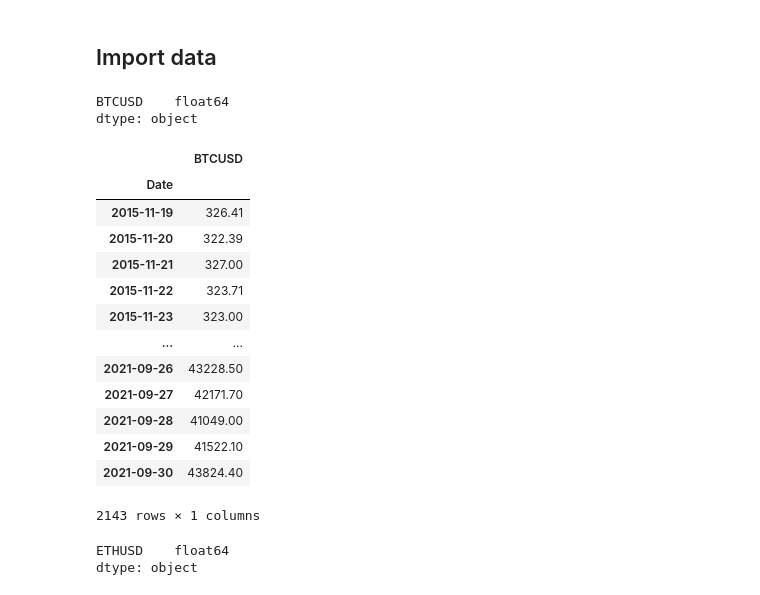
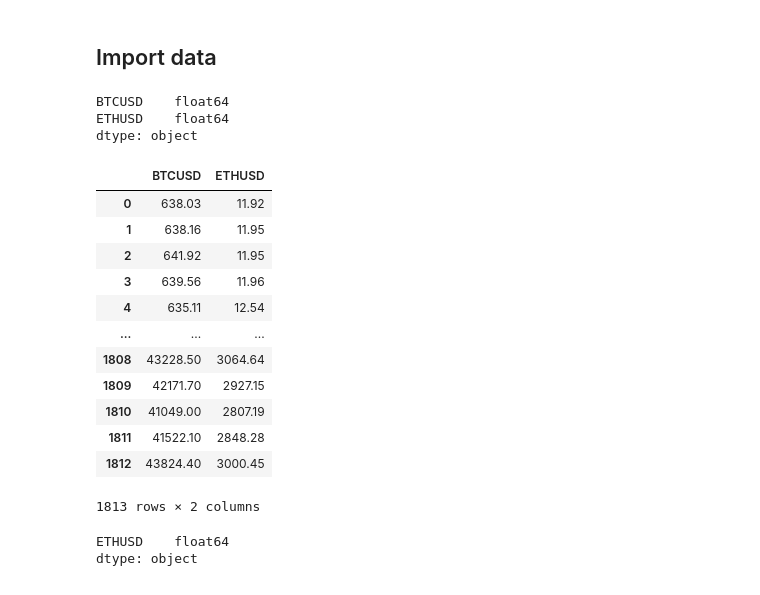
Before and after one commit to dcndn4/Project_1, a Jupyter notebook: ProjectOne_Analyze.ipynb, the cells around one changed output. Drawn from its saved outputs; the diff is of its cells as text; code cells hidden in the pictures.

```diff
--- a/ProjectOne_Analyze.ipynb
+++ b/ProjectOne_Analyze.ipynb
@@ -20,33 +20,30 @@ import pandas as pd
 # %% [markdown]
 ## Import data
 # %%
-filepath=Path("Resources/BTC_c_.csv")
+filepath=Path("Resources/Proj_One_Data.csv")
 
-BTC_data = pd.read_csv(filepath, index_col="Date", parse_dates=True)
-print(BTC_data.dtypes)
+merged_BTCETH = pd.read_csv(filepath, parse_dates=True)
+print(merged_BTCETH.dtypes)
 
 
-#BTC_data['Date'] = pd.to_datetime(BTC_data['Date'])
-
-#print(BTC_data.dtypes)
-BTC_data
+merged_BTCETH
 # %% [output]
 BTCUSD    float64
+ETHUSD    float64
 dtype: object
-|  | BTCUSD |
-| Date |  |
-| 2015-11-19 | 326.41 |
-| 2015-11-20 | 322.39 |
-| 2015-11-21 | 327.00 |
-| 2015-11-22 | 323.71 |
-| 2015-11-23 | 323.00 |
-| ... | ... |
-| 2021-09-26 | 43228.50 |
-| 2021-09-27 | 42171.70 |
-| 2021-09-28 | 41049.00 |
-| 2021-09-29 | 41522.10 |
-| 2021-09-30 | 43824.40 |
+|  | BTCUSD | ETHUSD |
+| 0 | 638.03 | 11.92 |
+| 1 | 638.16 | 11.95 |
+| 2 | 641.92 | 11.95 |
+| 3 | 639.56 | 11.96 |
+| 4 | 635.11 | 12.54 |
+| ... | ... | ... |
+| 1808 | 43228.50 | 3064.64 |
+| 1809 | 42171.70 | 2927.15 |
+| 1810 | 41049.00 | 2807.19 |
+| 1811 | 41522.10 | 2848.28 |
+| 1812 | 43824.40 | 3000.45 |
-2143 rows × 1 columns
+1813 rows × 2 columns
 # %%
 
 
```
Also changed, not shown: 1 other file.
